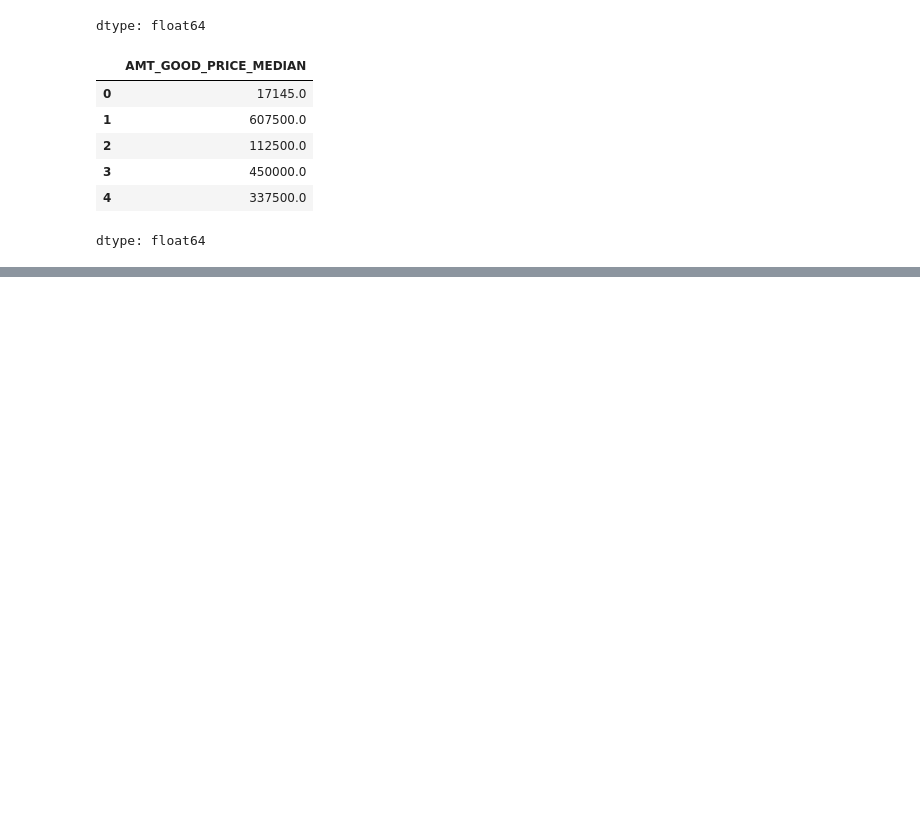
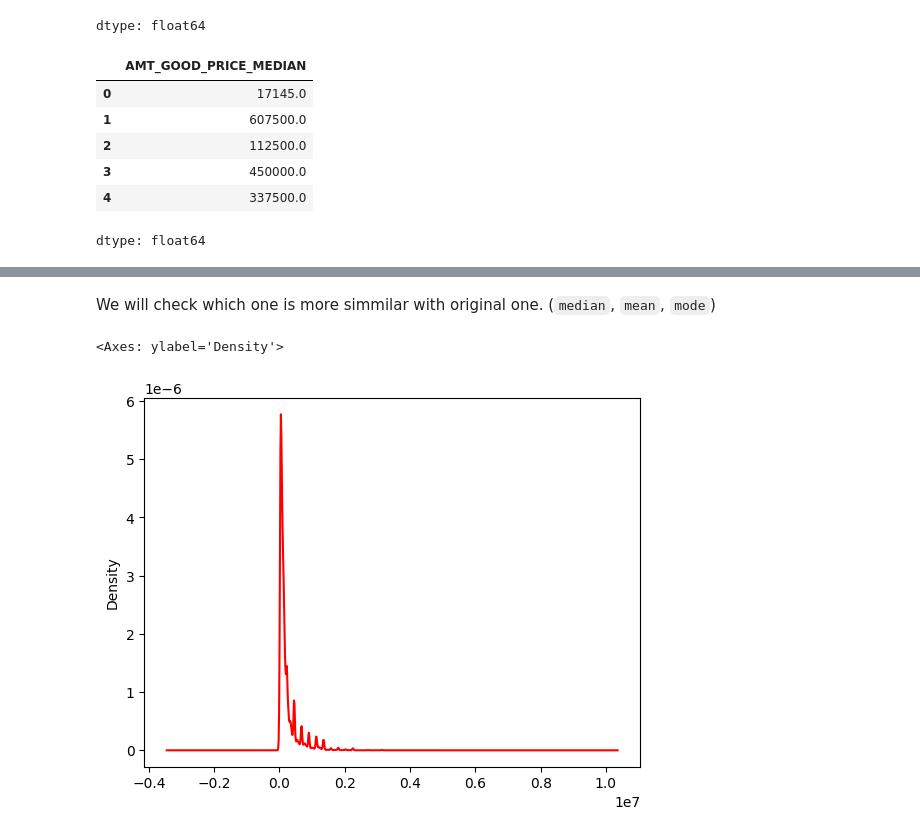
Before and after one commit to htetaunglynn94/portfolio_projects, a Jupyter notebook: eda_on_loan_default.ipynb, the cells around one changed output, grey strips where cells are left out. Cells and saved outputs as stored; diff of their text form; code cells hidden in the pictures; blank space fills up the shorter version.

```diff
--- a/eda_on_loan_default.ipynb
+++ b/eda_on_loan_default.ipynb
@@ -1378,3 +1378,11 @@ prev_app_nva_col_rmvd['AMT_GOOD_PRICE_MEDIAN'].head()
 | 3 | 450000.0 |
 | 4 | 337500.0 |
 dtype: float64
+# %%
+prev_app_nva_col_rmvd['AMT_GOOD_PRICE_MEAN'] = prev_app_nva_col_rmvd['AMT_GOODS_PRICE'] \
+                                                      .fillna(prev_app_nva_col_rmvd['AMT_GOODS_PRICE'].mean())
+prev_app_nva_col_rmvd['AMT_GOOD_PRICE_MEAN'].head()
+# %%
+prev_app_nva_col_rmvd['AMT_GOOD_PRICE_MODE'] = prev_app_nva_col_rmvd['AMT_GOODS_PRICE'] \
+                                                      .fillna(prev_app_nva_col_rmvd['AMT_GOODS_PRICE'].mode())
+prev_app_nva_col_rmvd['AMT_GOOD_PRICE_MODE'].head()
@@ -1380,0 +1399,9 @@ dtype: float64
+# %% [markdown]
+We will check which one is more simmilar with original one. (`median`, `mean`, `mode`)
+# %%
+# plt.figure(figsize=(10,5))
+# prev_app_nva_col_rmvd['AMT_GOOD_PRICE'].plot(kind='kde')
+prev_app_nva_col_rmvd['AMT_GOODS_PRICE'].plot(kind='kde', c='red')
+# %% [output]
+<Axes: ylabel='Density'>
+[figure, added]
```
Also changed, not shown: parts of 2 cells of this notebook.
